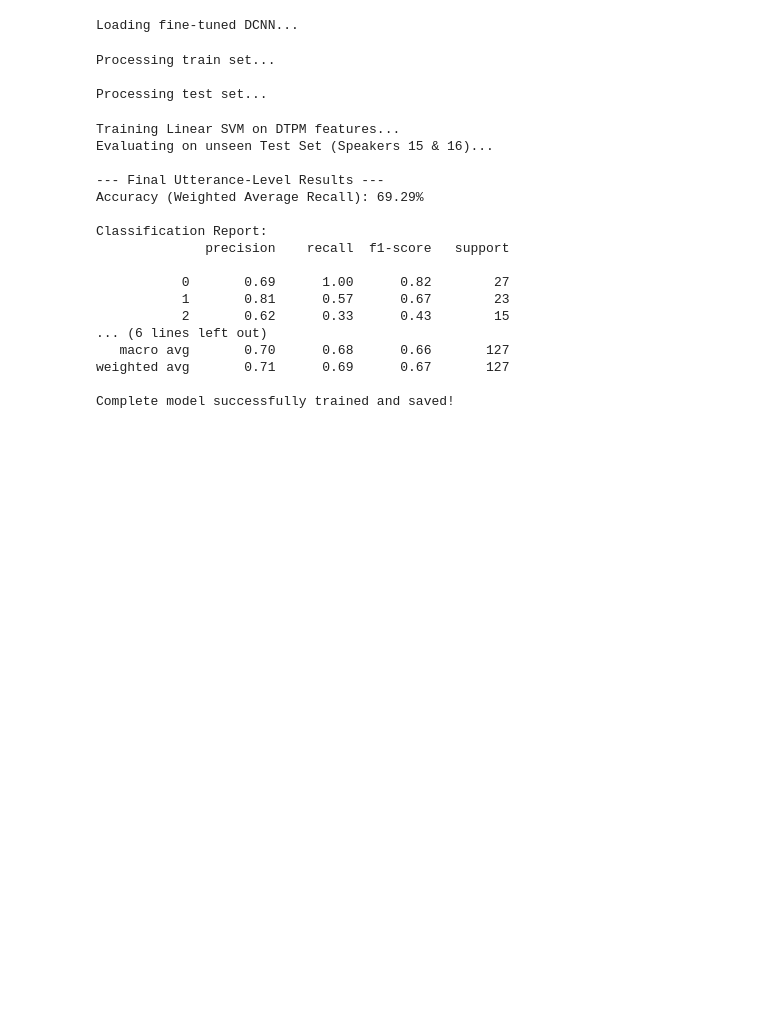
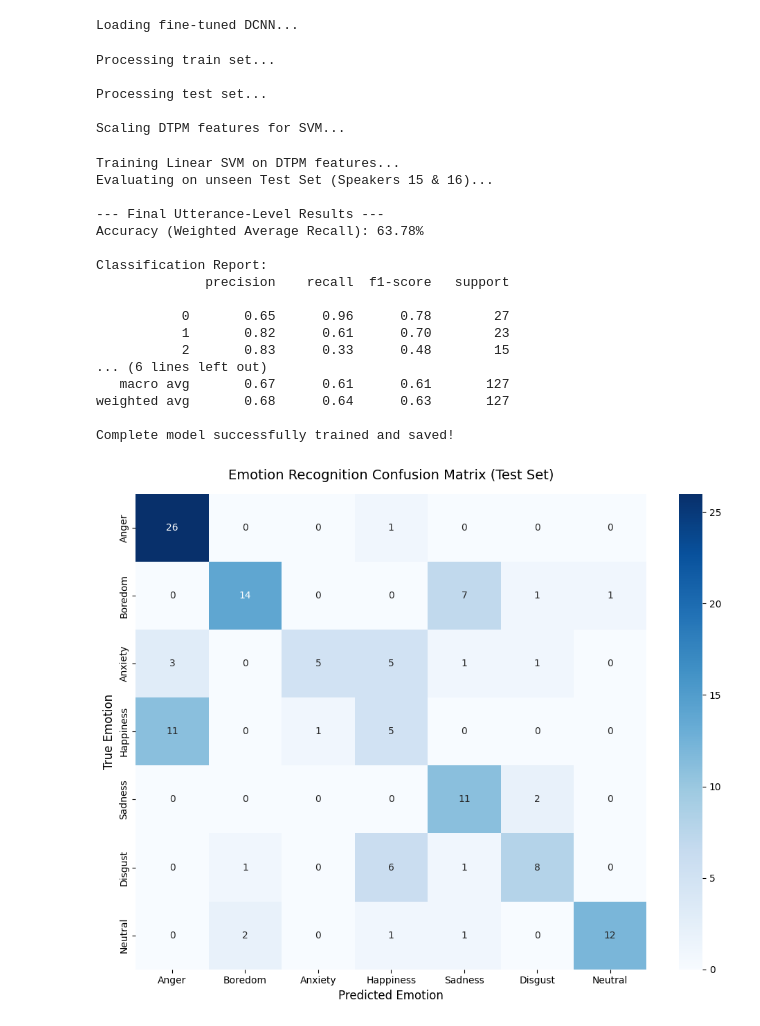
Before and after one commit to zikachuuu/SC4001-Neural-Network-Project, a Jupyter notebook: SER_DCNN_DTPM/2_dcnn_dtpm.ipynb, the cells around one changed output. Drawn from its saved outputs; the diff is of its cells as text; code cells hidden in the pictures; blank space fills up the shorter version.

Commit message:
cleaned up for baseline

```diff
--- a/SER_DCNN_DTPM/2_dcnn_dtpm.ipynb
+++ b/SER_DCNN_DTPM/2_dcnn_dtpm.ipynb
@@ -7,6 +7,7 @@ from torch.utils.data import Dataset, DataLoader
 from torchvision import models, transforms
 from sklearn import preprocessing
 from sklearn.preprocessing import StandardScaler
+import os
 
 # set seed
 np.random.seed(42)
@@ -14,3 +15,6 @@ torch.manual_seed(42)
 torch.cuda.manual_seed(42)
 torch.backends.cudnn.deterministic = True
 torch.backends.cudnn.benchmark = False
+
+curr_dir = os.getcwd()
+print("Current directory:", curr_dir)
@@ -179,7 +227,7 @@ num_ftrs = model.classifier[6].in_features
 model.classifier[6] = nn.Linear(num_ftrs, 7)
 
 # Load your successful weights from the Phase 2 training loop
-model.load_state_dict(torch.load("fine_tuned_alexnet_best.pth", map_location=device))
+model.load_state_dict(torch.load(os.path.join(model_dir, model_name), map_location=device))
 
 # Expose FC7: Keep layers 0 through 4 (Drop, Lin4096, ReLU, Drop, Lin4096) [cite: 247-248]
 # FC7 is the second last layer of AlexNet, so we keep everything up to that point and discard the final classification layer.
@@ -268,9 +316,9 @@ def dtpm(segment_features, L=2):
 # ==========================================
 def process_dataset_to_global_features(split_name):
     print(f"\nProcessing {split_name} set...")
-    X_segs = np.load(f"processed_data_emodb/X_{split_name}.npy")
-    y_lbls = np.load(f"processed_data_emodb/y_{split_name}.npy")
-    u_ids = np.load(f"processed_data_emodb/utterance_ids_{split_name}.npy")
+    X_segs = np.load(f"{dataset}/X_{split_name}.npy")
+    y_lbls = np.load(f"{dataset}/y_{split_name}.npy")
+    u_ids = np.load(f"{dataset}/utterance_ids_{split_name}.npy")
 
     # Group segments back into their original audio files
     utterance_dict = {}
@@ -308,41 +356,89 @@ X_test_scaled = scaler.transform(X_test_global)
 Processing train set...
 
 Processing test set...
+
+Scaling DTPM features for SVM...
 # %%
 # ==========================================
 # 4. SVM CLASSIFICATION
 # ==========================================
+
 print("\nTraining Linear SVM on DTPM features...")
 # Using Linear Kernel and One-vs-One strategy [cite: 413, 426]
 svm_classifier = SVC(kernel='linear', decision_function_shape='ovo')
 svm_classifier.fit(X_train_scaled, y_train_global)
 
 print("Evaluating on unseen Test Set (Speakers 15 & 16)...")
 predictions = svm_classifier.predict(X_test_scaled)
 
+report = classification_report(y_test_global, predictions)
+
 accuracy = accuracy_score(y_test_global, predictions)
 print("\n--- Final Utterance-Level Results ---")
 print(f"Accuracy (Weighted Average Recall): {accuracy * 100:.2f}%")
 print("\nClassification Report:")
-print(classification_report(y_test_global, predictions))
+print(report)
 
-joblib.dump(svm_classifier, 'svm_emotion_model.pkl')
+joblib.dump(svm_classifier, os.path.join(model_dir, svm_name))
 print("Complete model successfully trained and saved!")
+
+# save the results of classification report to a text file
+
+with open(os.path.join(results_dir, f"classification_report_{dataset.split('/')[-1]}.txt"), "w") as f:
+    f.write(f"Accuracy (Weighted Average Recall): {accuracy * 100:.2f}%\n\n")
+    f.write(report)
+
+
+from sklearn.metrics import confusion_matrix
+import matplotlib.pyplot as plt
+import seaborn as sns
+
+# 1. Define the actual string names for EMO-DB in order (0 to 6)
+# Map: 0=Anger(W), 1=Boredom(L), 2=Anxiety(A), 3=Happiness(F), 4=Sadness(T), 5=Disgust(E), 6=Neutral(N)
+EMOTION_NAMES = ['Anger', 'Boredom', 'Anxiety', 'Happiness', 'Sadness', 'Disgust', 'Neutral']
+
+# 2. Calculate the confusion matrix
+cm = confusion_matrix(y_test_global, predictions)
+
+# 3. Set up the plot aesthetics
+plt.figure(figsize=(10, 8)) # Slightly larger for better text readability
+sns.heatmap(cm,
+            annot=True,       # Show the numbers inside the boxes
+            fmt='d',          # Format as whole integers (no decimals)
+            cmap='Blues',     # Use a clean blue color gradient
+            xticklabels=EMOTION_NAMES,
+            yticklabels=EMOTION_NAMES)
+
+# 4. Add labels and title
+plt.title('Emotion Recognition Confusion Matrix (Test Set)', fontsize=14, pad=15)
+plt.xlabel('Predicted Emotion', fontsize=12)
+plt.ylabel('True Emotion', fontsize=12)
+
+# Ensure labels don't get cut off when saving
+plt.tight_layout()
+
+# 5. Save the plot to a file BEFORE calling plt.show()
+# dpi=300 ensures it is saved in high resolution (great for presentations/reports)
+plt.savefig(os.path.join(results_dir, f'confusion_matrix_{dataset.split("/")[-1]}.png'), dpi=300, bbox_inches='tight')
+
+# 6. Display it in your Jupyter Notebook
+plt.show()
 # %% [output]
 Training Linear SVM on DTPM features...
 Evaluating on unseen Test Set (Speakers 15 & 16)...
 
 --- Final Utterance-Level Results ---
-Accuracy (Weighted Average Recall): 69.29%
+Accuracy (Weighted Average Recall): 63.78%
 
 Classification Report:
               precision    recall  f1-score   support
 
-           0       0.69      1.00      0.82        27
-           1       0.81      0.57      0.67        23
-           2       0.62      0.33      0.43        15
+           0       0.65      0.96      0.78        27
+           1       0.82      0.61      0.70        23
+           2       0.83      0.33      0.48        15
 ... (6 lines left out)
-   macro avg       0.70      0.68      0.66       127
-weighted avg       0.71      0.69      0.67       127
+   macro avg       0.67      0.61      0.61       127
+weighted avg       0.68      0.64      0.63       127
 
 Complete model successfully trained and saved!
+[figure, added]
```
Also changed, not shown: parts of 6 cells of this notebook, 5 other files.
